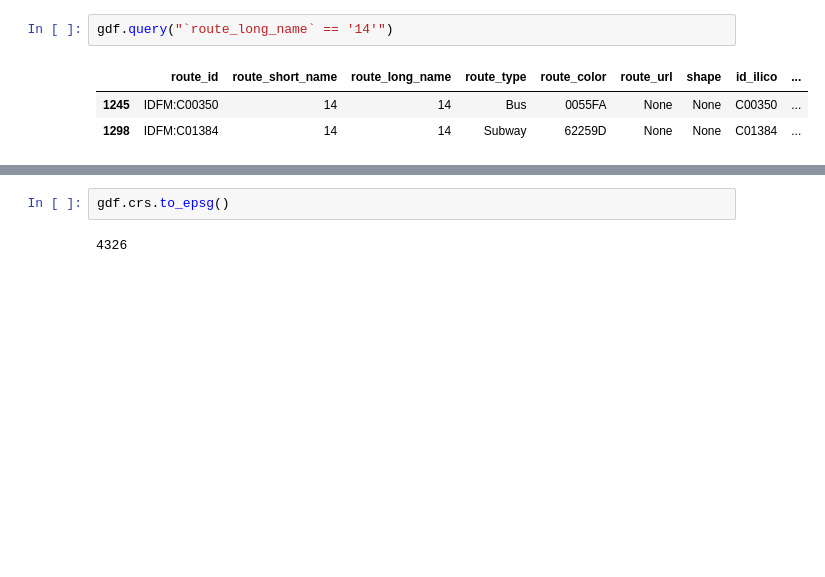
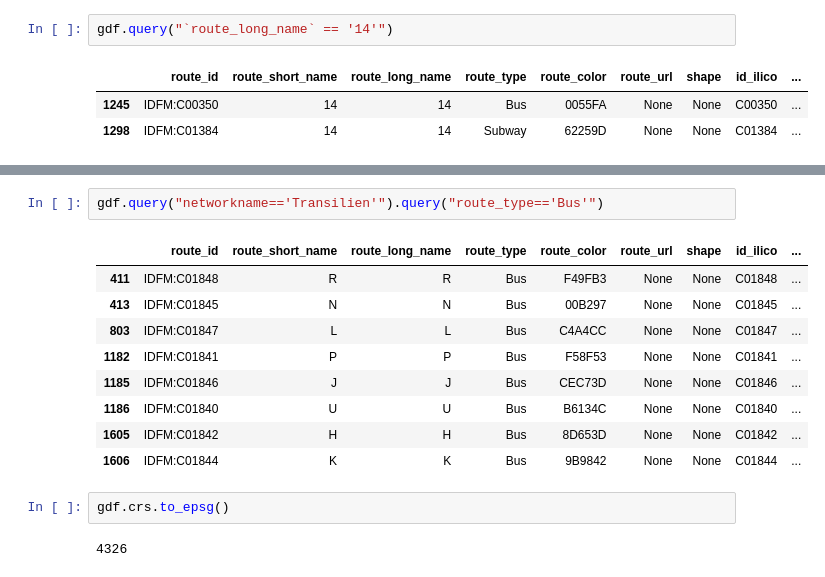
Before and after one commit to gefleury/transports-accessibles-idf, a Jupyter notebook: notebooks/explore_data.ipynb, the cells around one changed output, grey strips where cells are left out. Drawn from its saved outputs; the diff is of its cells as text; blank space fills up the shorter version.

```diff
--- a/notebooks/explore_data.ipynb
+++ b/notebooks/explore_data.ipynb
@@ -117,3 +195,15 @@ gdf.query("`route_long_name` == '14'")
+# %%
+gdf.query("networkname=='Transilien'").query("route_type=='Bus'")
+# %% [output]
+|  | route_id | route_short_name | route_long_name | route_type | route_color | route_url | shape | id_ilico | ... |
+| 411 | IDFM:C01848 | R | R | Bus | F49FB3 | None | None | C01848 | ... |
+| 413 | IDFM:C01845 | N | N | Bus | 00B297 | None | None | C01845 | ... |
+| 803 | IDFM:C01847 | L | L | Bus | C4A4CC | None | None | C01847 | ... |
+| 1182 | IDFM:C01841 | P | P | Bus | F58F53 | None | None | C01841 | ... |
+| 1185 | IDFM:C01846 | J | J | Bus | CEC73D | None | None | C01846 | ... |
+| 1186 | IDFM:C01840 | U | U | Bus | B6134C | None | None | C01840 | ... |
+| 1605 | IDFM:C01842 | H | H | Bus | 8D653D | None | None | C01842 | ... |
+| 1606 | IDFM:C01844 | K | K | Bus | 9B9842 | None | None | C01844 | ... |
 # %%
 gdf.crs.to_epsg()
 # %% [output]
```
Also changed, not shown: parts of 10 cells of this notebook, 1 other file.
